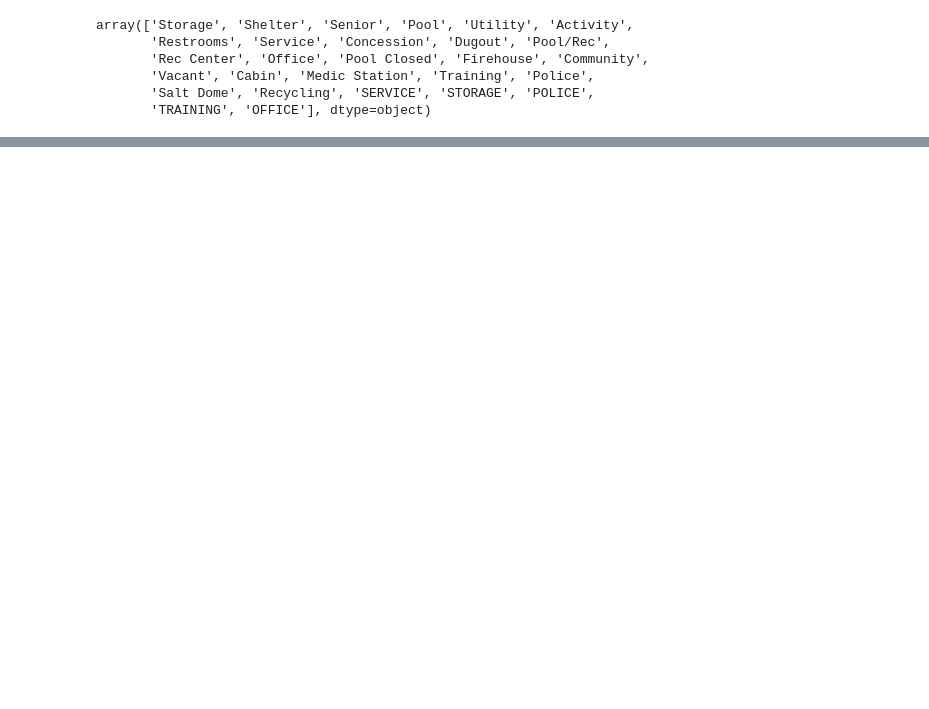
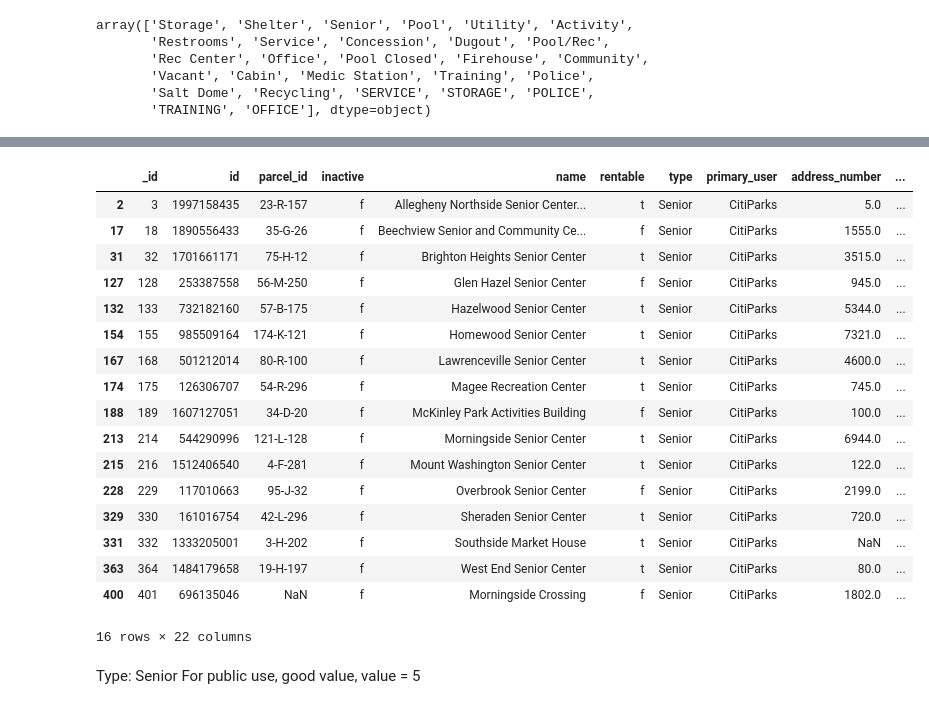
Before and after one commit to zsh23-pitt/CMPINF_11_Project, a Jupyter notebook: facilities.ipynb, the cells around one changed output, grey strips where cells are left out. Cells and saved outputs as stored; diff of their text form; code cells hidden in the pictures; blank space fills up the shorter version.

```diff
--- a/facilities.ipynb
+++ b/facilities.ipynb
@@ -235,0 +129,26 @@ fig.show()
+# %%
+value_list[index]=1
+index += 1
+# %%
+df_active.loc[df_active["type"]==type_list[index]]
+# %% [output]
+|  | _id | id | parcel_id | inactive | name | rentable | type | primary_user | address_number | ... |
+| 2 | 3 | 1997158435 | 23-R-157 | f | Allegheny Northside Senior Center... | t | Senior | CitiParks | 5.0 | ... |
+| 17 | 18 | 1890556433 | 35-G-26 | f | Beechview Senior and Community Ce... | f | Senior | CitiParks | 1555.0 | ... |
+| 31 | 32 | 1701661171 | 75-H-12 | f | Brighton Heights Senior Center | t | Senior | CitiParks | 3515.0 | ... |
+| 127 | 128 | 253387558 | 56-M-250 | f | Glen Hazel Senior Center | f | Senior | CitiParks | 945.0 | ... |
+| 132 | 133 | 732182160 | 57-B-175 | f | Hazelwood Senior Center | t | Senior | CitiParks | 5344.0 | ... |
+| 154 | 155 | 985509164 | 174-K-121 | f | Homewood Senior Center | t | Senior | CitiParks | 7321.0 | ... |
+| 167 | 168 | 501212014 | 80-R-100 | f | Lawrenceville Senior Center | t | Senior | CitiParks | 4600.0 | ... |
+| 174 | 175 | 126306707 | 54-R-296 | f | Magee Recreation Center | t | Senior | CitiParks | 745.0 | ... |
+| 188 | 189 | 1607127051 | 34-D-20 | f | McKinley Park Activities Building | f | Senior | CitiParks | 100.0 | ... |
+| 213 | 214 | 544290996 | 121-L-128 | f | Morningside Senior Center | t | Senior | CitiParks | 6944.0 | ... |
+| 215 | 216 | 1512406540 | 4-F-281 | f | Mount Washington Senior Center | t | Senior | CitiParks | 122.0 | ... |
+| 228 | 229 | 117010663 | 95-J-32 | f | Overbrook Senior Center | f | Senior | CitiParks | 2199.0 | ... |
+| 329 | 330 | 161016754 | 42-L-296 | f | Sheraden Senior Center | t | Senior | CitiParks | 720.0 | ... |
+| 331 | 332 | 1333205001 | 3-H-202 | f | Southside Market House | t | Senior | CitiParks | NaN | ... |
+| 363 | 364 | 1484179658 | 19-H-197 | f | West End Senior Center | t | Senior | CitiParks | 80.0 | ... |
+| 400 | 401 | 696135046 | NaN | f | Morningside Crossing | f | Senior | CitiParks | 1802.0 | ... |
+16 rows × 22 columns
+# %% [markdown]
+Type: Senior For public use, good value, value = 5
```
Also changed, not shown: parts of 108 cells of this notebook.
